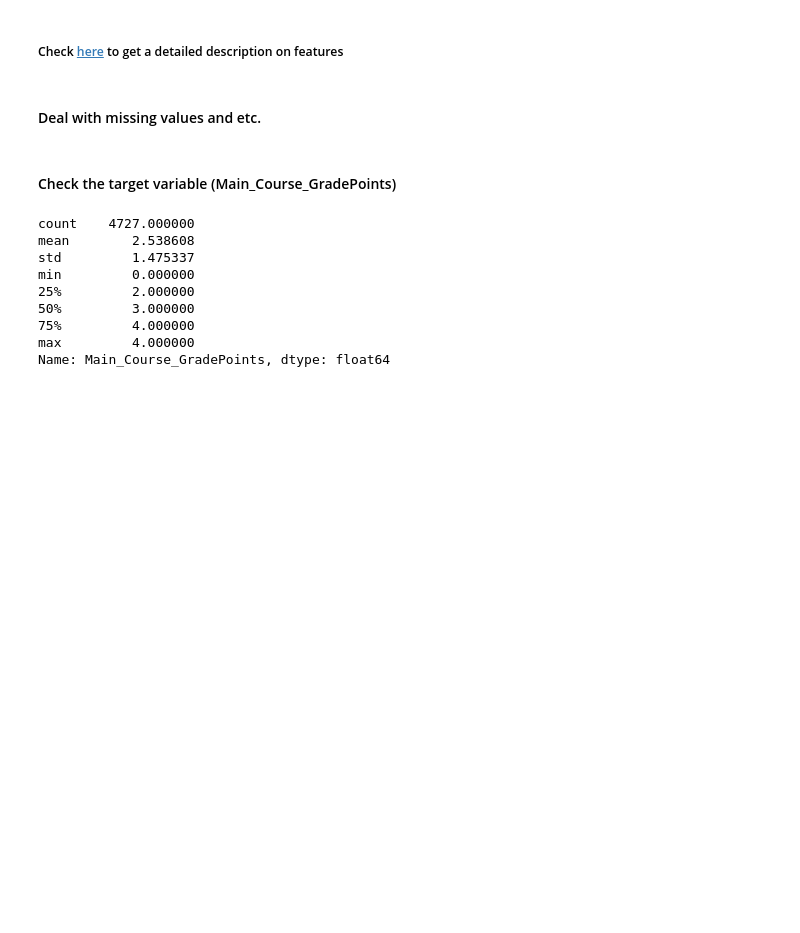
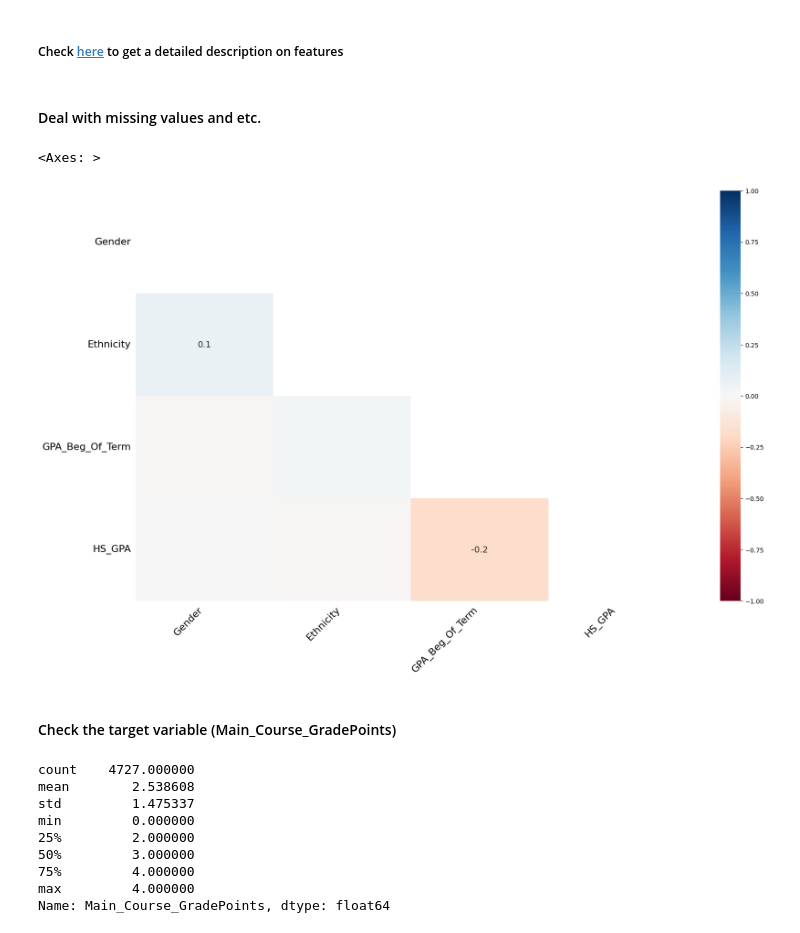
Before and after one commit to affo98/AppliedStatistics, a Jupyter notebook: EDA.ipynb, the cells around one changed output. Drawn from its saved outputs; the diff is of its cells as text; code cells hidden in the pictures; blank space fills up the shorter version.

```diff
--- a/EDA.ipynb
+++ b/EDA.ipynb
@@ -56,3 +61,9 @@ df.loc[df['Units_Attempted_Beg_Of_Term']==0, 'GPA_Beg_Of_Term'] = df.loc[df['Uni
+# %%
+# the missingno correlation heatmap measures nullity correlation
+msno.heatmap(df)
+# %% [output]
+<Axes: >
+[figure, added]
 # %% [markdown]
 #### Check the target variable (Main_Course_GradePoints)
 # %%
```
Also changed, not shown: parts of 10 cells of this notebook.
